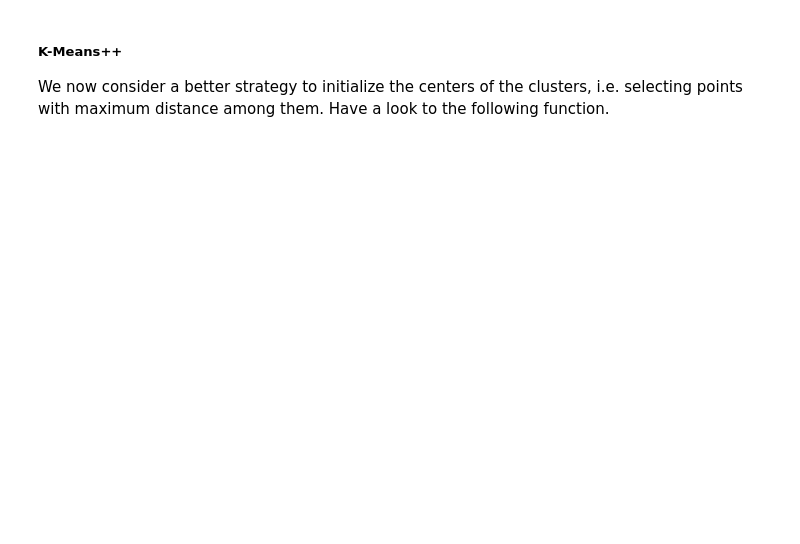
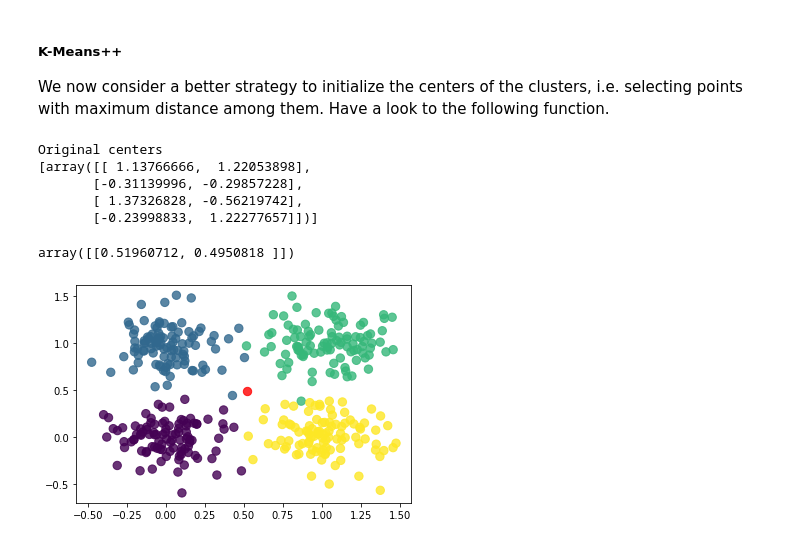
Before and after one commit to mosemb/MachineLearningAssignments, a Jupyter notebook: Lab8_KMeans.ipynb, the cells around one changed output. Cells and saved outputs as stored; diff of their text form; code cells hidden in the pictures; blank space fills up the shorter version.

```diff
--- a/Lab8_KMeans.ipynb
+++ b/Lab8_KMeans.ipynb
@@ -269,7 +188,7 @@ def kMeanspp(X,k):
 
     for i in np.arange(1,k):
 
-        D = allSEDistances(centers[:i,:], X)
+        D = allDistances(centers[:i,:], X)
         idx = np.argmin(D,axis=0)
         Ds = np.min(D,axis=0)
 
@@ -283,11 +244,21 @@ def kMeanspp(X,k):
 # %%
 # Try and use K-Means++ for initialization
 k = 4
-centers0 = # ... fill here ...
+centers0 =  kMeanspp(X,k)
 
 # Call the Lloid function
-Iv, centers = # ... fill here ...
+centers2 = Lloid2(X, k, 8)
 
 # Visualize the final clusters and their centroids
-plt.scatter(X[:,0], X[:,1], s=70, c=Iv, alpha=0.8)
-plt.scatter(centers[:,0], centers[:,1], s=70, c='k', alpha=0.8)
+plt.scatter(X[:,0], X[:,1], s=70, c=Y  ,alpha=0.8)
+plt.scatter(centers2[:,0], centers2[:,1], s=70, c='r', alpha=0.8)
+
+centers2
+# %% [output]
+Original centers
+[array([[ 1.13766666,  1.22053898],
+       [-0.31139996, -0.29857228],
+       [ 1.37326828, -0.56219742],
+       [-0.23998833,  1.22277657]])]
+array([[0.51960712, 0.4950818 ]])
+[figure, added]
```
Also changed, not shown: parts of 24 cells of this notebook, 1 other file.
